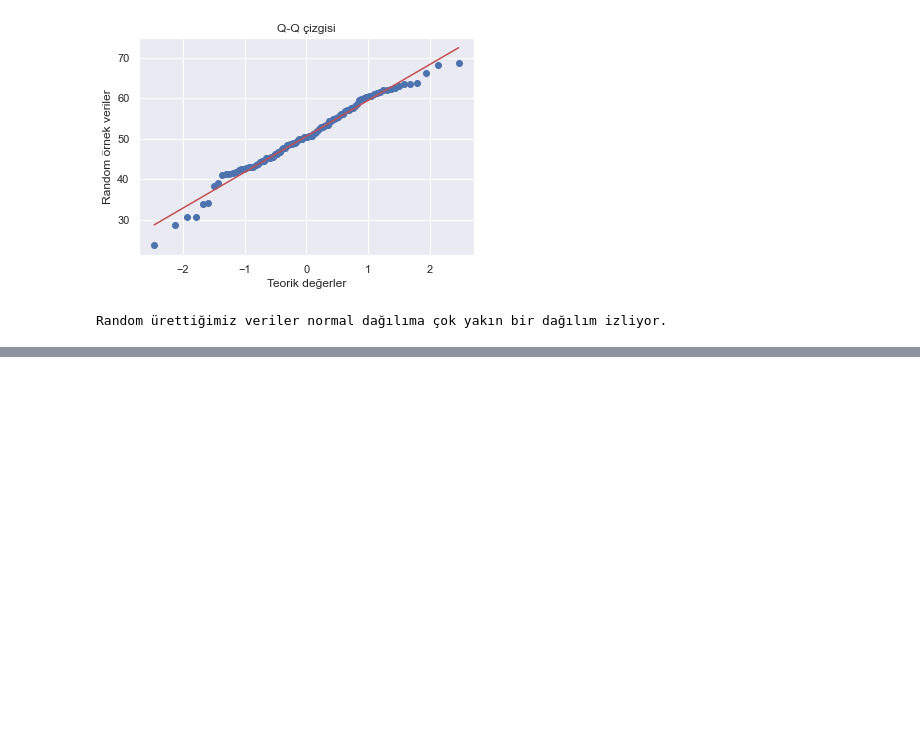
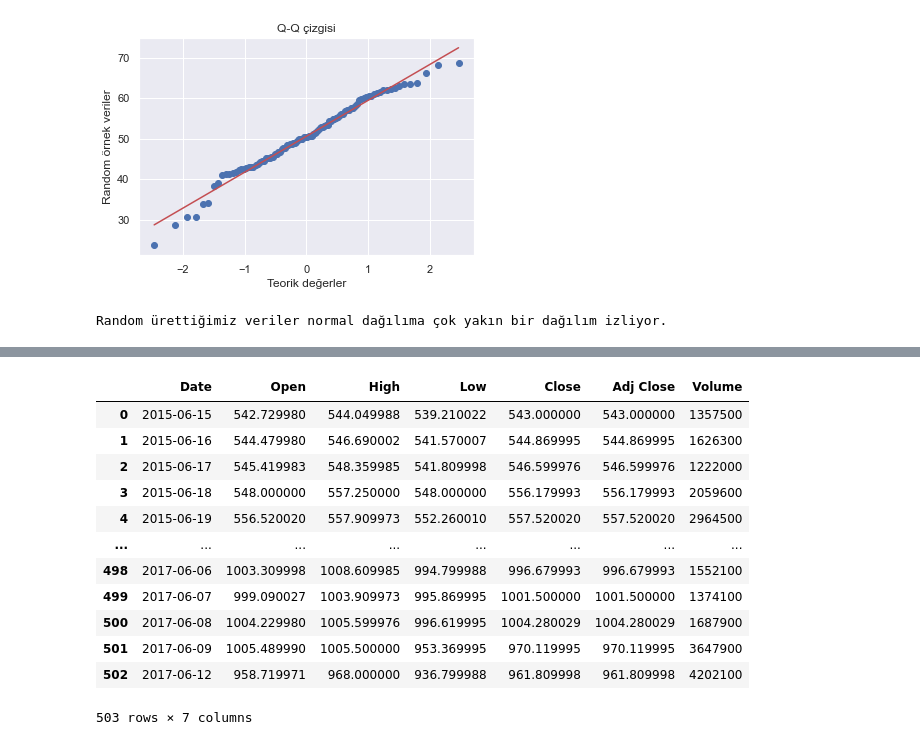
Before and after one commit to ismcagilci/datajarlabs-datascience-episde3, a Jupyter notebook: İstatiksel dağılımlar.ipynb, the cells around one changed output, grey strips where cells are left out. Drawn from its saved outputs; the diff is of its cells as text; code cells hidden in the pictures; blank space fills up the shorter version.

```diff
--- a/İstatiksel dağılımlar.ipynb
+++ b/İstatiksel dağılımlar.ipynb
@@ -65,0 +70,16 @@ Random ürettiğimiz veriler normal dağılıma çok yakın bir dağılım izliy
+# %%
+google_df
+# %% [output]
+|  | Date | Open | High | Low | Close | Adj Close | Volume |
+| 0 | 2015-06-15 | 542.729980 | 544.049988 | 539.210022 | 543.000000 | 543.000000 | 1357500 |
+| 1 | 2015-06-16 | 544.479980 | 546.690002 | 541.570007 | 544.869995 | 544.869995 | 1626300 |
+| 2 | 2015-06-17 | 545.419983 | 548.359985 | 541.809998 | 546.599976 | 546.599976 | 1222000 |
+| 3 | 2015-06-18 | 548.000000 | 557.250000 | 548.000000 | 556.179993 | 556.179993 | 2059600 |
+| 4 | 2015-06-19 | 556.520020 | 557.909973 | 552.260010 | 557.520020 | 557.520020 | 2964500 |
+| ... | ... | ... | ... | ... | ... | ... | ... |
+| 498 | 2017-06-06 | 1003.309998 | 1008.609985 | 994.799988 | 996.679993 | 996.679993 | 1552100 |
+| 499 | 2017-06-07 | 999.090027 | 1003.909973 | 995.869995 | 1001.500000 | 1001.500000 | 1374100 |
+| 500 | 2017-06-08 | 1004.229980 | 1005.599976 | 996.619995 | 1004.280029 | 1004.280029 | 1687900 |
+| 501 | 2017-06-09 | 1005.489990 | 1005.500000 | 953.369995 | 970.119995 | 970.119995 | 3647900 |
+| 502 | 2017-06-12 | 958.719971 | 968.000000 | 936.799988 | 961.809998 | 961.809998 | 4202100 |
+503 rows × 7 columns
```
Also changed, not shown: parts of 6 cells of this notebook, 1 other file.
